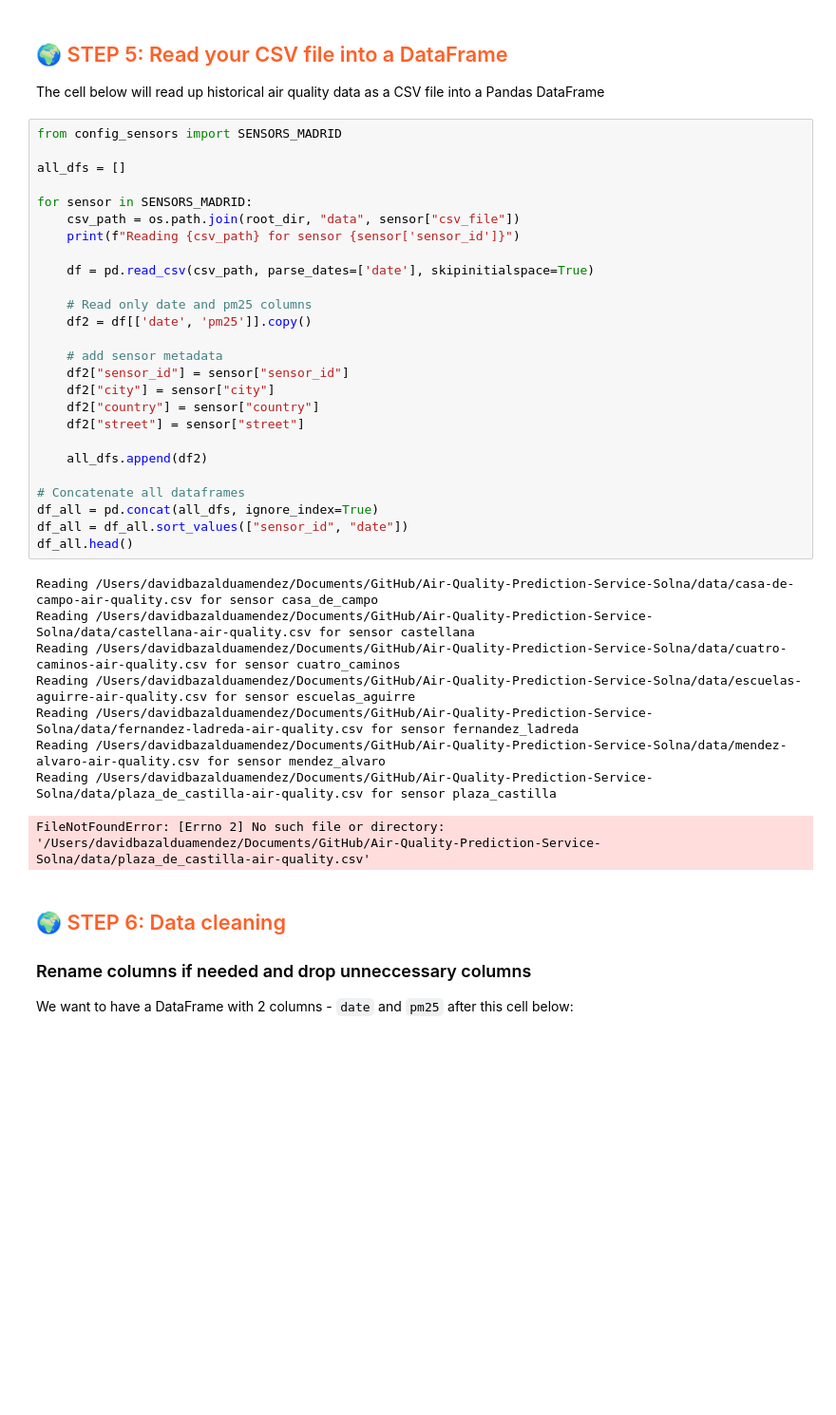
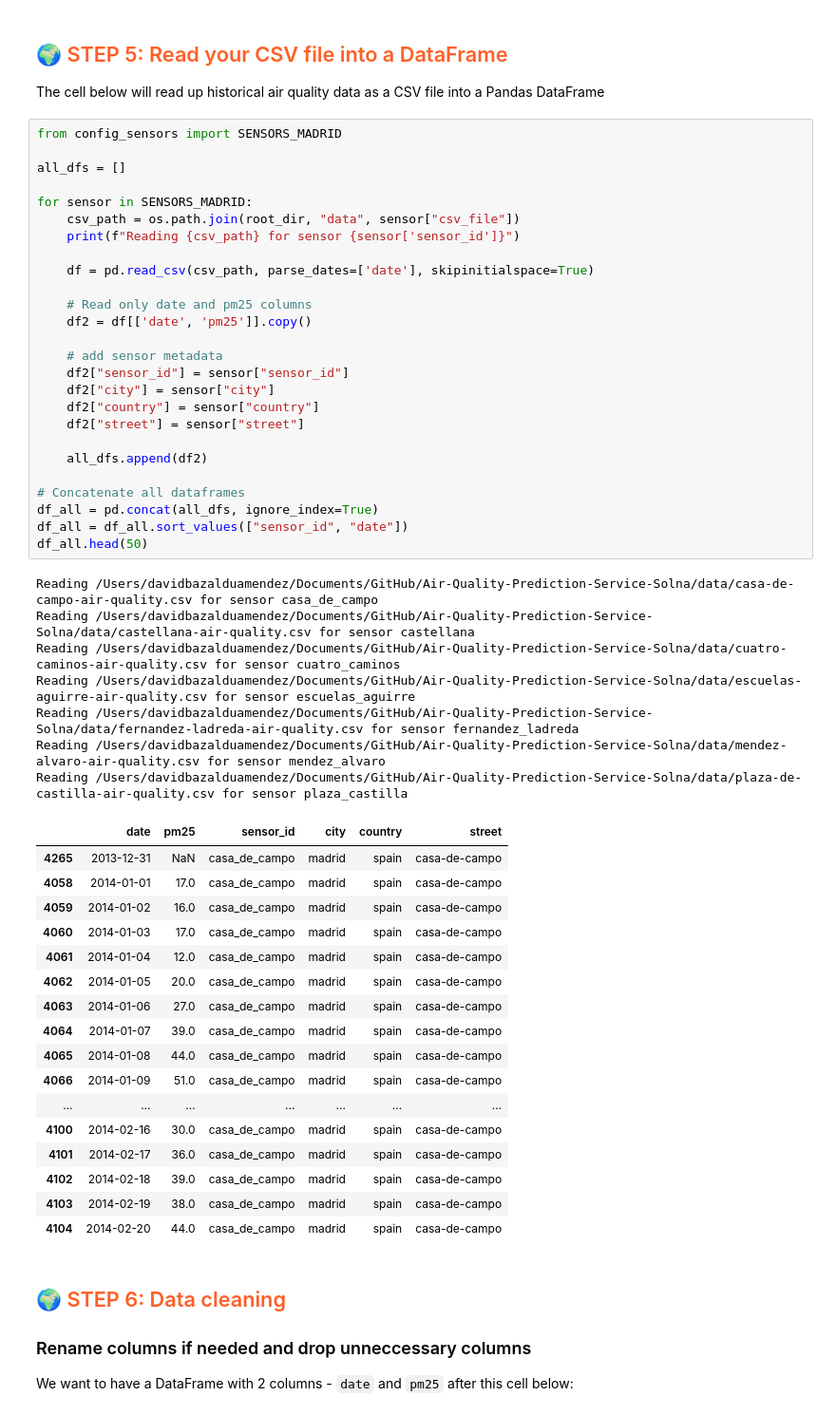
Before and after one commit to david-bazalduaa/Air-Quality-Prediction-Service-Madrid, a Jupyter notebook: notebooks/airquality/1_air_quality_feature_backfill.ipynb, the cells around one changed output. Shown at 95% size. Saved outputs shown, nothing was run; the diff lists cells and outputs as text; blank space fills up the shorter version.

```diff
--- a/notebooks/airquality/1_air_quality_feature_backfill.ipynb
+++ b/notebooks/airquality/1_air_quality_feature_backfill.ipynb
@@ -234,36 +234,52 @@ from config_sensors import SENSORS_MADRID
 
 all_dfs = []
 
 for sensor in SENSORS_MADRID:
     csv_path = os.path.join(root_dir, "data", sensor["csv_file"])
     print(f"Reading {csv_path} for sensor {sensor['sensor_id']}")
 
     df = pd.read_csv(csv_path, parse_dates=['date'], skipinitialspace=True)
 
     # Read only date and pm25 columns
     df2 = df[['date', 'pm25']].copy()
 
     # add sensor metadata
     df2["sensor_id"] = sensor["sensor_id"]
     df2["city"] = sensor["city"]
     df2["country"] = sensor["country"]
     df2["street"] = sensor["street"]
 
     all_dfs.append(df2)
 
 # Concatenate all dataframes
 df_all = pd.concat(all_dfs, ignore_index=True)
 df_all = df_all.sort_values(["sensor_id", "date"])
-df_all.head()
+df_all.head(50)
 # %% [output]
 Reading /Users/davidbazalduamendez/Documents/GitHub/Air-Quality-Prediction-Service-Solna/data/casa-de-campo-air-quality.csv for sensor casa_de_campo
 Reading /Users/davidbazalduamendez/Documents/GitHub/Air-Quality-Prediction-Service-Solna/data/castellana-air-quality.csv for sensor castellana
 Reading /Users/davidbazalduamendez/Documents/GitHub/Air-Quality-Prediction-Service-Solna/data/cuatro-caminos-air-quality.csv for sensor cuatro_caminos
 Reading /Users/davidbazalduamendez/Documents/GitHub/Air-Quality-Prediction-Service-Solna/data/escuelas-aguirre-air-quality.csv for sensor escuelas_aguirre
 Reading /Users/davidbazalduamendez/Documents/GitHub/Air-Quality-Prediction-Service-Solna/data/fernandez-ladreda-air-quality.csv for sensor fernandez_ladreda
 Reading /Users/davidbazalduamendez/Documents/GitHub/Air-Quality-Prediction-Service-Solna/data/mendez-alvaro-air-quality.csv for sensor mendez_alvaro
-Reading /Users/davidbazalduamendez/Documents/GitHub/Air-Quality-Prediction-Service-Solna/data/plaza_de_castilla-air-quality.csv for sensor plaza_castilla
+Reading /Users/davidbazalduamendez/Documents/GitHub/Air-Quality-Prediction-Service-Solna/data/plaza-de-castilla-air-quality.csv for sensor plaza_castilla
-FileNotFoundError: [Errno 2] No such file or directory: '/Users/davidbazalduamendez/Documents/GitHub/Air-Quality-Prediction-Service-Solna/data/plaza_de_castilla-air-quality.csv'
+|  | date | pm25 | sensor_id | city | country | street |
+| 4265 | 2013-12-31 | NaN | casa_de_campo | madrid | spain | casa-de-campo |
+| 4058 | 2014-01-01 | 17.0 | casa_de_campo | madrid | spain | casa-de-campo |
+| 4059 | 2014-01-02 | 16.0 | casa_de_campo | madrid | spain | casa-de-campo |
+| 4060 | 2014-01-03 | 17.0 | casa_de_campo | madrid | spain | casa-de-campo |
+| 4061 | 2014-01-04 | 12.0 | casa_de_campo | madrid | spain | casa-de-campo |
+| 4062 | 2014-01-05 | 20.0 | casa_de_campo | madrid | spain | casa-de-campo |
+| 4063 | 2014-01-06 | 27.0 | casa_de_campo | madrid | spain | casa-de-campo |
+| 4064 | 2014-01-07 | 39.0 | casa_de_campo | madrid | spain | casa-de-campo |
+| 4065 | 2014-01-08 | 44.0 | casa_de_campo | madrid | spain | casa-de-campo |
+| 4066 | 2014-01-09 | 51.0 | casa_de_campo | madrid | spain | casa-de-campo |
+| ... | ... | ... | ... | ... | ... | ... |
+| 4100 | 2014-02-16 | 30.0 | casa_de_campo | madrid | spain | casa-de-campo |
+| 4101 | 2014-02-17 | 36.0 | casa_de_campo | madrid | spain | casa-de-campo |
+| 4102 | 2014-02-18 | 39.0 | casa_de_campo | madrid | spain | casa-de-campo |
+| 4103 | 2014-02-19 | 38.0 | casa_de_campo | madrid | spain | casa-de-campo |
+| 4104 | 2014-02-20 | 44.0 | casa_de_campo | madrid | spain | casa-de-campo |
 # %% [markdown]
 ## <span style='color:#ff5f27'> 🌍 STEP 6: Data cleaning</span>
 
```
Also changed, not shown: parts of 1 cell of this notebook, 1 other file.
